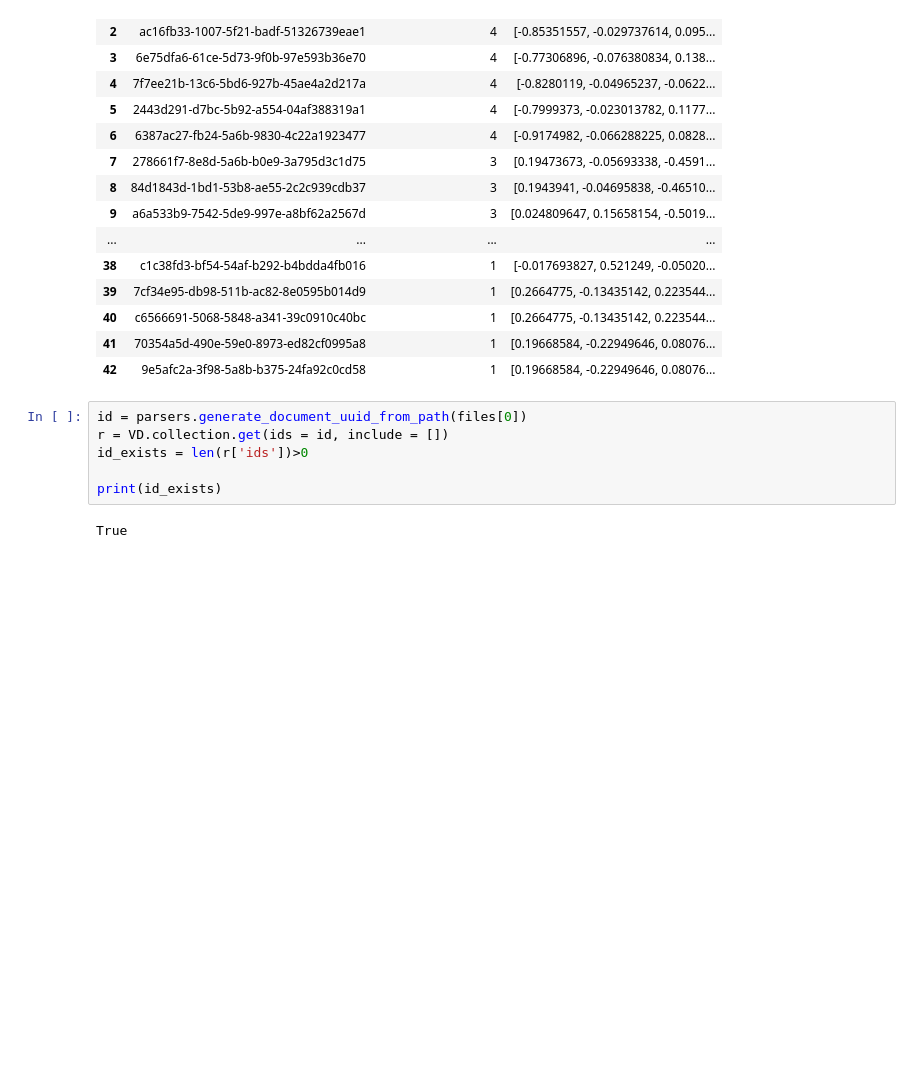
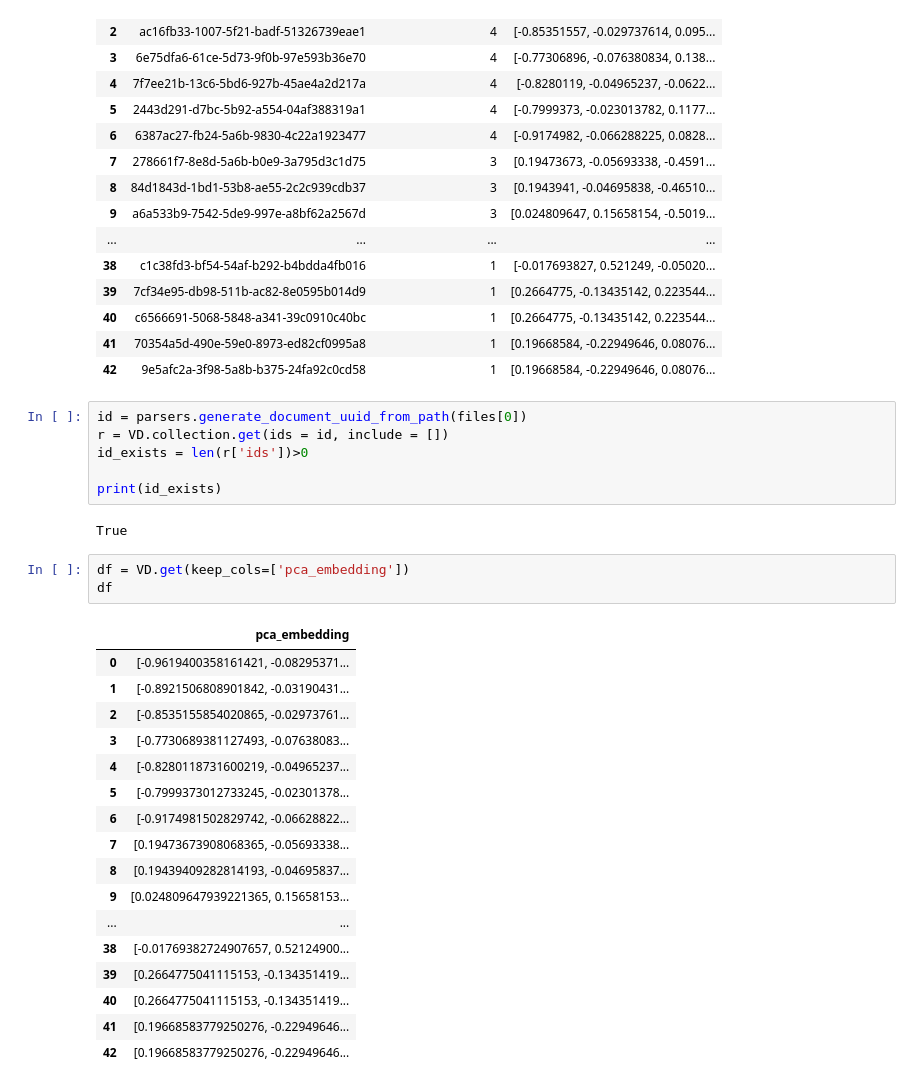
Before and after one commit to Shroff20/rag2, a Jupyter notebook: demo.ipynb, the cells around one changed output. Cells and saved outputs as stored; diff of their text form; blank space fills up the shorter version.

```diff
--- a/demo.ipynb
+++ b/demo.ipynb
@@ -155,3 +147,24 @@ id_exists = len(r['ids'])>0
 print(id_exists)
 # %% [output]
 True
+# %%
+df = VD.get(keep_cols=['pca_embedding'])
+df
+# %% [output]
+|  | pca_embedding |
+| 0 | [-0.9619400358161421, -0.08295371... |
+| 1 | [-0.8921506808901842, -0.03190431... |
+| 2 | [-0.8535155854020865, -0.02973761... |
+| 3 | [-0.7730689381127493, -0.07638083... |
+| 4 | [-0.8280118731600219, -0.04965237... |
+| 5 | [-0.7999373012733245, -0.02301378... |
+| 6 | [-0.9174981502829742, -0.06628822... |
+| 7 | [0.19473673908068365, -0.05693338... |
+| 8 | [0.19439409282814193, -0.04695837... |
+| 9 | [0.024809647939221365, 0.15658153... |
+| ... | ... |
+| 38 | [-0.01769382724907657, 0.52124900... |
+| 39 | [0.2664775041115153, -0.134351419... |
+| 40 | [0.2664775041115153, -0.134351419... |
+| 41 | [0.19668583779250276, -0.22949646... |
+| 42 | [0.19668583779250276, -0.22949646... |
```
Also changed, not shown: parts of 6 cells of this notebook, 8 other files.
